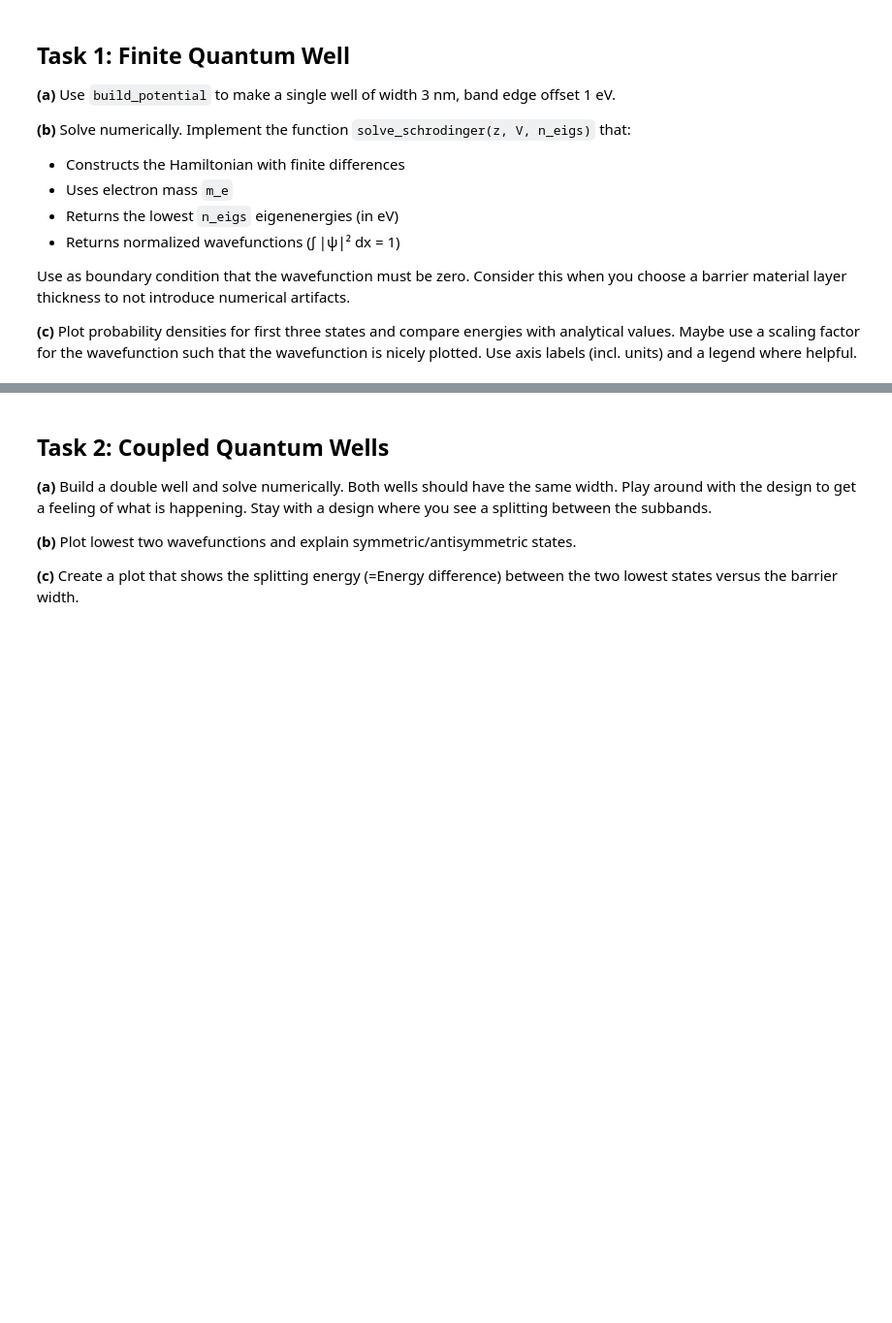
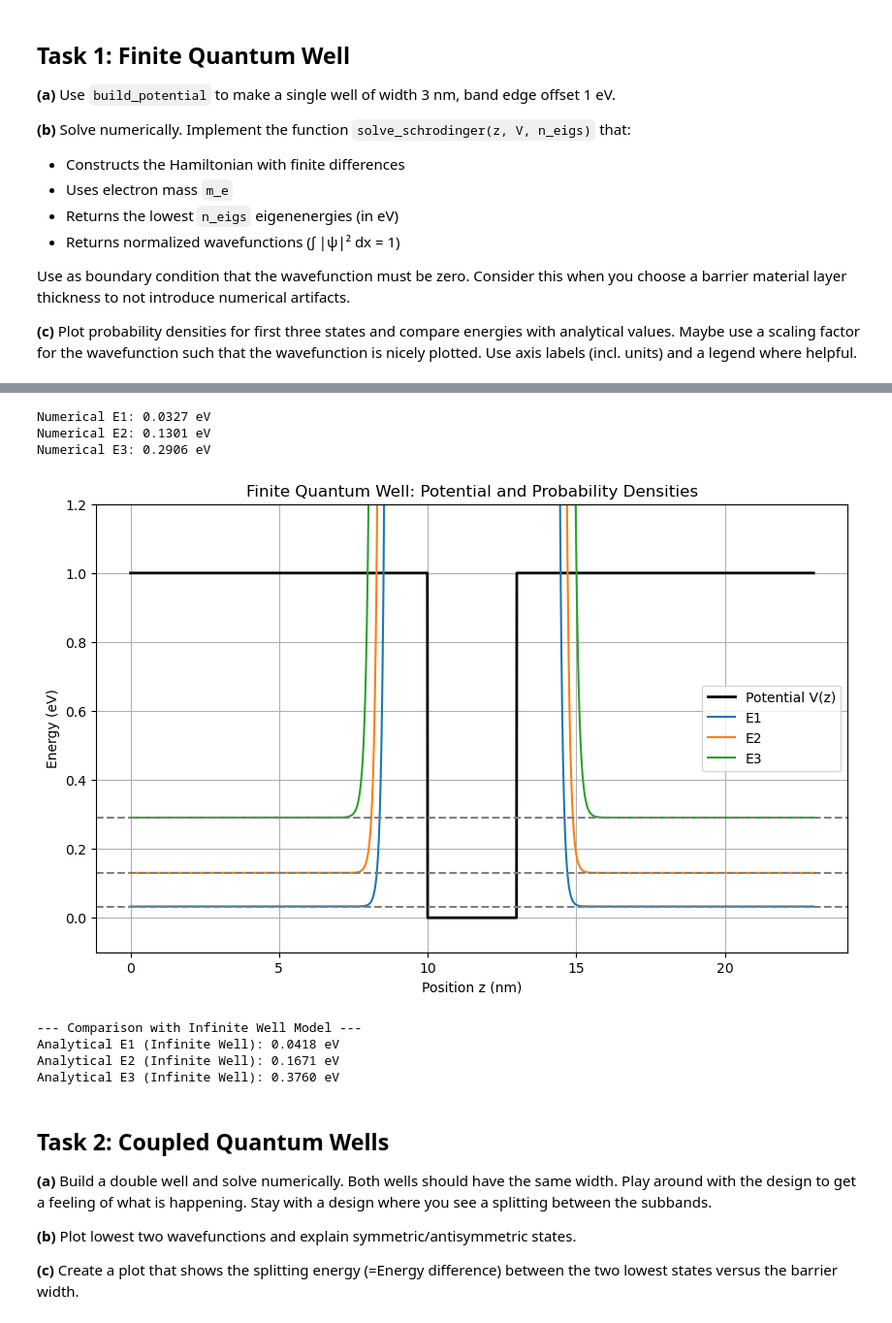
Before and after one commit to tbatb/quantum-tech-devices, a Jupyter notebook: homework1/homework_1.ipynb, the cells around one changed output, grey strips where cells are left out. Shown at 97% size. Saved outputs shown, nothing was run; the diff lists cells and outputs as text; code cells hidden in the pictures; blank space fills up the shorter version.

```diff
--- a/homework1/homework_1.ipynb
+++ b/homework1/homework_1.ipynb
@@ -92,3 +147,48 @@ plt.show()
+# %%
+# Solve for the first 3 eigenstates
+energies, wavefunctions = solve_schrodinger(z, V, n_eigsh=3)
+
+# --- Plotting ---
+plt.figure(figsize=(10, 6))
+# Plot the potential profile
+plt.plot(z * 1e9, V / const.eV, 'k-', label='Potential V(z)', linewidth=2)
+
+# Plot the probability densities |ψ|²
+for i in range(3):
+    # Scaling factor for better visualization
+    scaling = 0.15
+    # Probability density
+    prob_density = wavefunctions[:, i]**2
+    # Shift the plot to its energy level
+    plt.plot(z * 1e9, energies[i] + prob_density * scaling, label=f'E{i+1}')
+    # Draw a horizontal line at the energy level
+    plt.axhline(y=energies[i], linestyle='--', color='gray')
+    print(f'Numerical E{i+1}: {energies[i]:.4f} eV')
+
+plt.title('Finite Quantum Well: Potential and Probability Densities')
+plt.xlabel('Position z (nm)')
+plt.ylabel('Energy (eV)')
+plt.legend()
+plt.grid(True)
+plt.ylim(-0.1, 1.2) # Set y-axis limits for a nice view
+plt.show()
+
+# --- Analytical Comparison ---
+print("\n--- Comparison with Infinite Well Model ---")
+L = well_width_nm * 1e-9 # Well width in meters
+for n in range(1, 4):
+    E_analytical_J = (const.hbar**2 * np.pi**2 * n**2) / (2 * const.m_e * L**2)
+    E_analytical_eV = E_analytical_J / const.eV
+    print(f'Analytical E{n} (Infinite Well): {E_analytical_eV:.4f} eV')
+# %% [output]
+Numerical E1: 0.0327 eV
+Numerical E2: 0.1301 eV
+Numerical E3: 0.2906 eV
+[figure, added]
+--- Comparison with Infinite Well Model ---
+Analytical E1 (Infinite Well): 0.0418 eV
+Analytical E2 (Infinite Well): 0.1671 eV
+Analytical E3 (Infinite Well): 0.3760 eV
 # %% [markdown]
 ## Task 2: Coupled Quantum Wells
 **(a)** Build a double well and solve numerically. Both wells should have the same width. Play around with the design to get a feeling of what is happening. Stay with a design where you see a splitting between the subbands.
```
Also changed, not shown: parts of 3 cells of this notebook.
